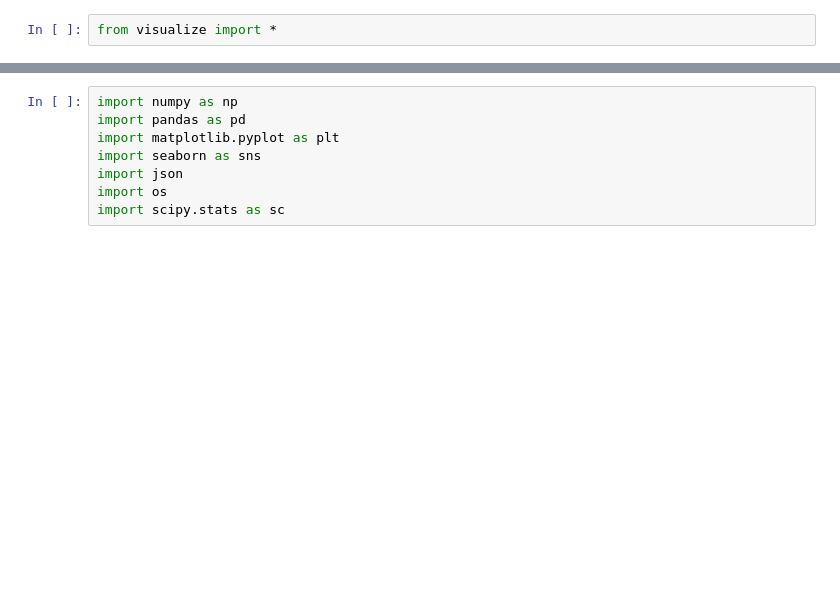
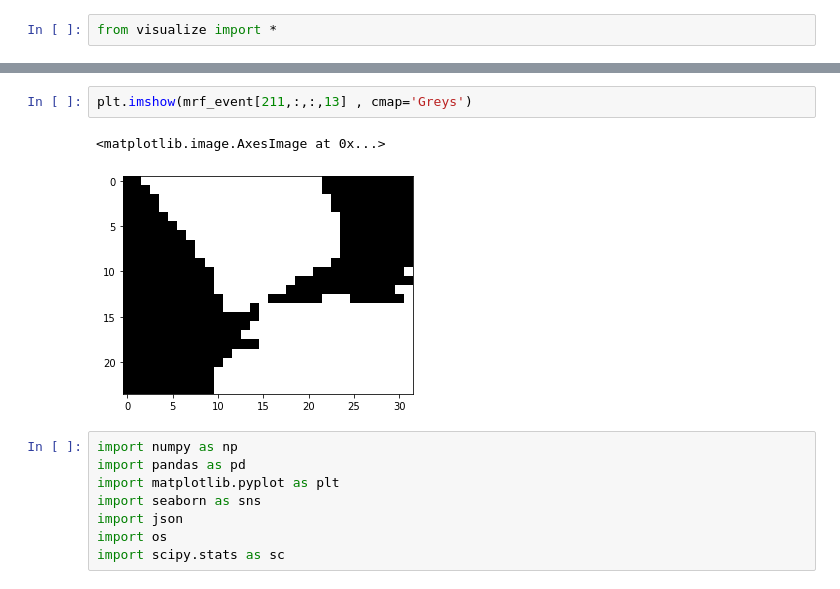
Before and after one commit to nickinack/Occupancy-Estimation, a Jupyter notebook: src/visualize.ipynb, the cells around one changed output, grey strips where cells are left out. Cells and saved outputs as stored; diff of their text form; blank space fills up the shorter version.

```diff
--- a/src/visualize.ipynb
+++ b/src/visualize.ipynb
@@ -8,3 +8,8 @@ sns.heatmap(data[223,:,:,13] , cmap="vlag" , vmin=15 ,vmax=40)
+# %%
+plt.imshow(mrf_event[211,:,:,13] , cmap='Greys')
+# %% [output]
+<matplotlib.image.AxesImage at 0x...>
+[figure, added]
 # %%
 import numpy as np
 import pandas as pd
```
Also changed, not shown: parts of 10 cells of this notebook, 1 other file.
